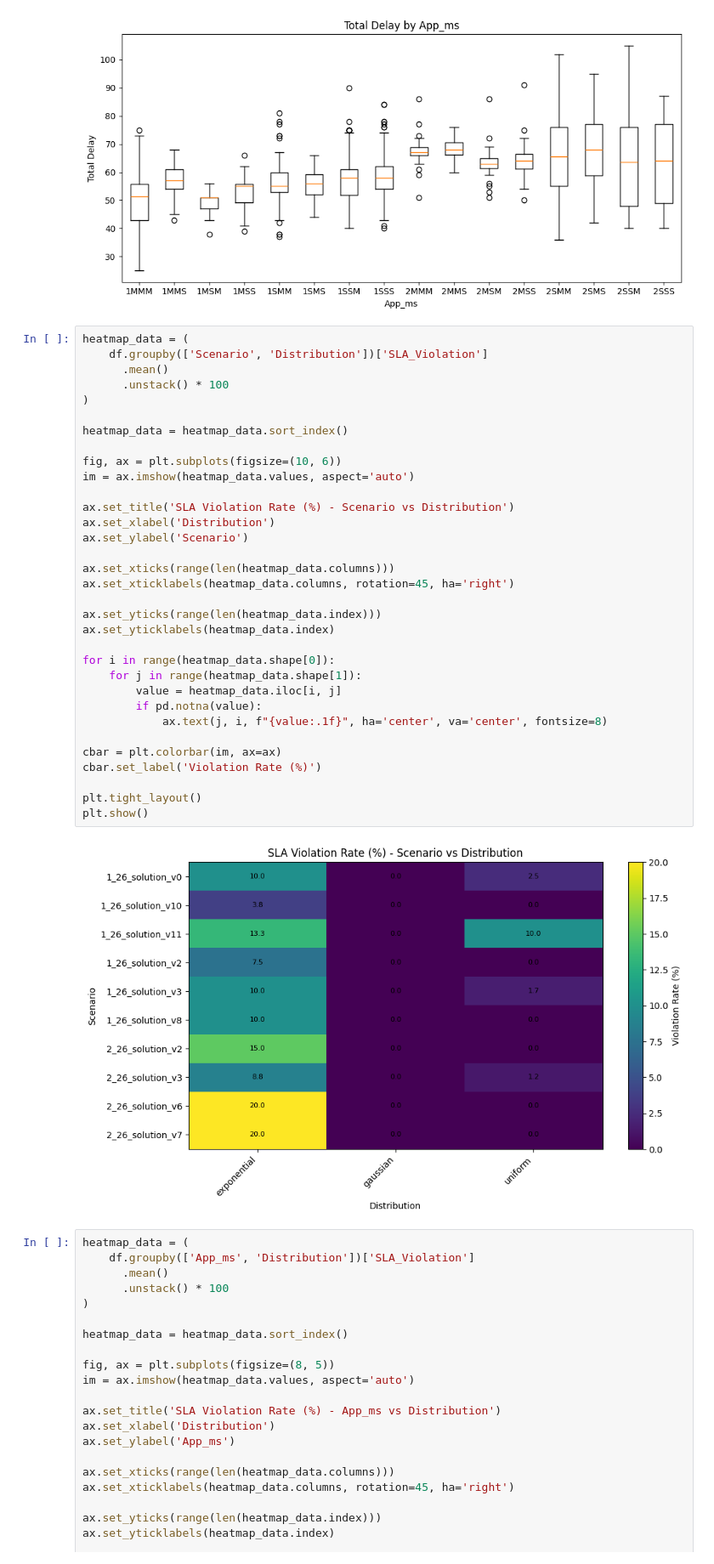
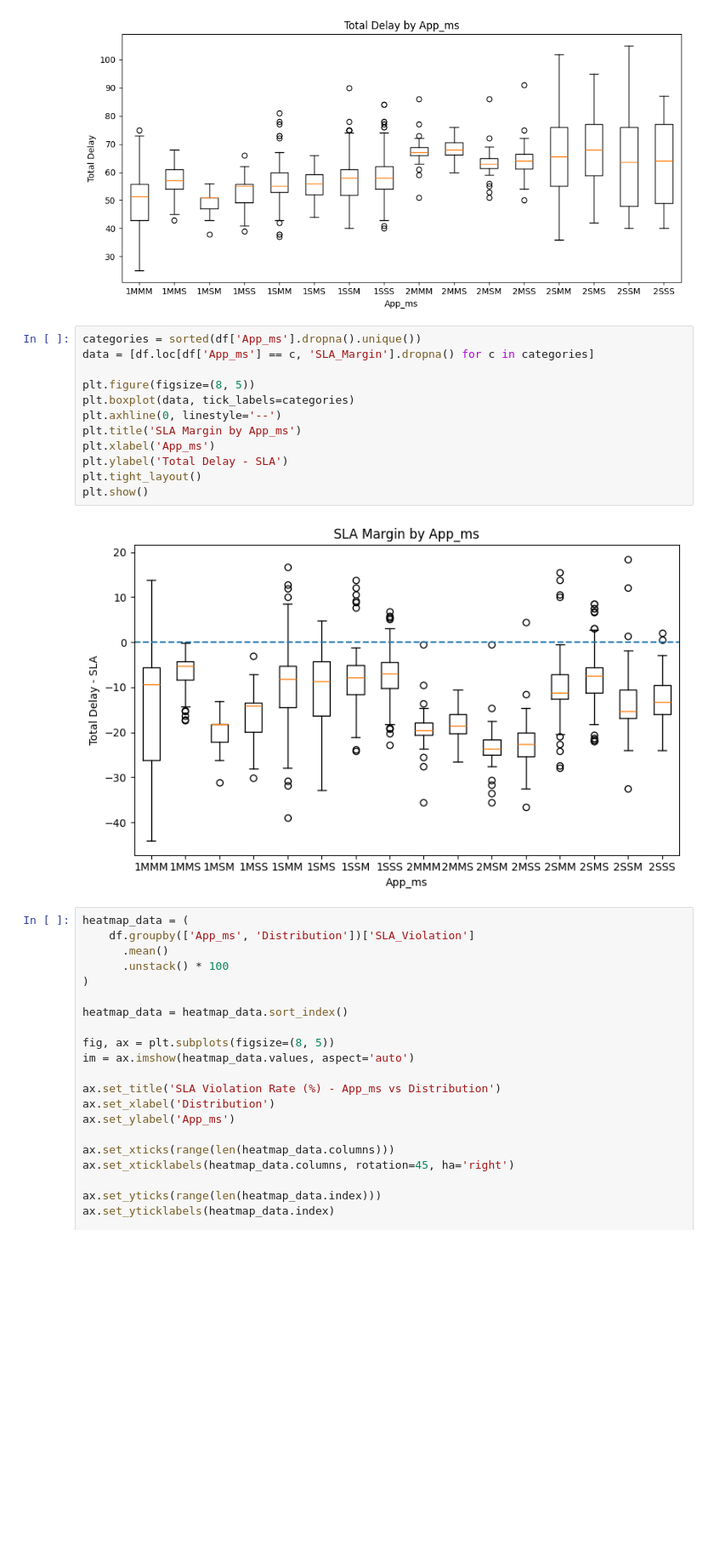
Before and after one commit to Damiano-Gilodi/EdgeSimPy-CAVIA, a Jupyter notebook: analysis/02_analysis_sla_data_user.ipynb, the cells around one changed output. Shown at 85% size. Drawn from its saved outputs; the diff is of its cells as text; blank space fills up the shorter version.

```diff
--- a/analysis/02_analysis_sla_data_user.ipynb
+++ b/analysis/02_analysis_sla_data_user.ipynb
@@ -204,41 +219,20 @@ plt.tight_layout()
 plt.show()
 # %% [output]
 [figure]
-# %%
-heatmap_data = (
-    df.groupby(['Scenario', 'Distribution'])['SLA_Violation']
-      .mean()
-      .unstack() * 100
-)
-
-heatmap_data = heatmap_data.sort_index()
-
-fig, ax = plt.subplots(figsize=(10, 6))
-im = ax.imshow(heatmap_data.values, aspect='auto')
-
-ax.set_title('SLA Violation Rate (%) - Scenario vs Distribution')
-ax.set_xlabel('Distribution')
-ax.set_ylabel('Scenario')
-
-ax.set_xticks(range(len(heatmap_data.columns)))
-ax.set_xticklabels(heatmap_data.columns, rotation=45, ha='right')
-
-ax.set_yticks(range(len(heatmap_data.index)))
-ax.set_yticklabels(heatmap_data.index)
-
-for i in range(heatmap_data.shape[0]):
-    for j in range(heatmap_data.shape[1]):
-        value = heatmap_data.iloc[i, j]
-        if pd.notna(value):
-            ax.text(j, i, f"{value:.1f}", ha='center', va='center', fontsize=8)
-
-cbar = plt.colorbar(im, ax=ax)
-cbar.set_label('Violation Rate (%)')
-
-plt.tight_layout()
-plt.show()
-# %% [output]
-[figure, removed]
+# %%
+categories = sorted(df['App_ms'].dropna().unique())
+data = [df.loc[df['App_ms'] == c, 'SLA_Margin'].dropna() for c in categories]
+
+plt.figure(figsize=(8, 5))
+plt.boxplot(data, tick_labels=categories)
+plt.axhline(0, linestyle='--')
+plt.title('SLA Margin by App_ms')
+plt.xlabel('App_ms')
+plt.ylabel('Total Delay - SLA')
+plt.tight_layout()
+plt.show()
+# %% [output]
+[figure, added]
 # %%
 heatmap_data = (
     df.groupby(['App_ms', 'Distribution'])['SLA_Violation']
```
Also changed, not shown: parts of 7 cells of this notebook, 2 other files.
